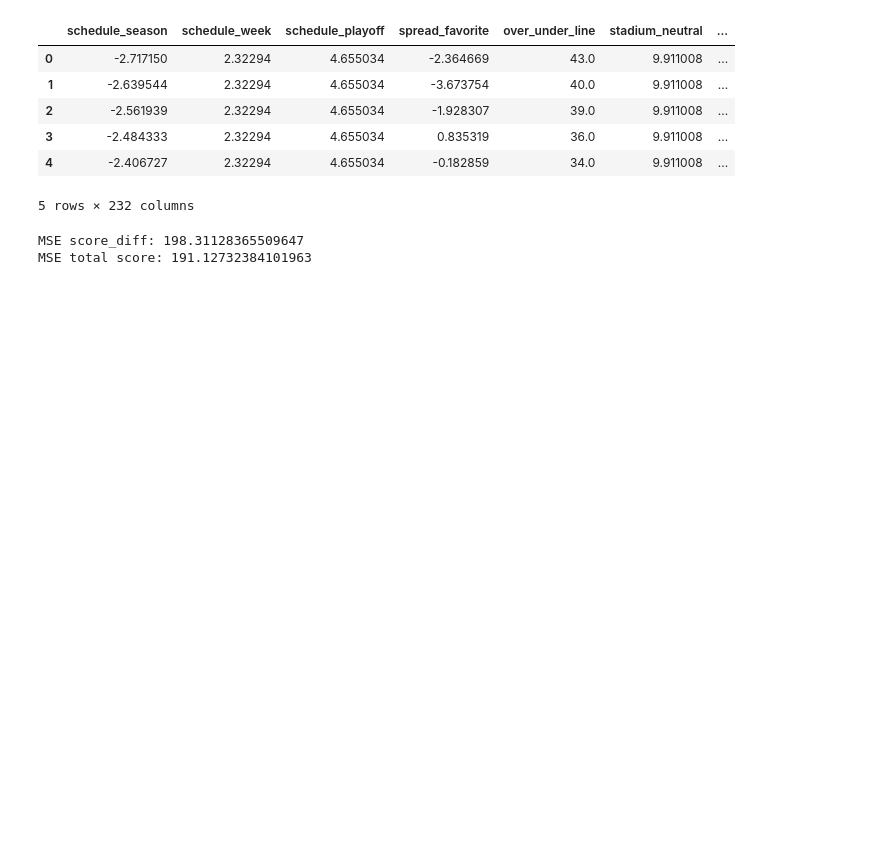
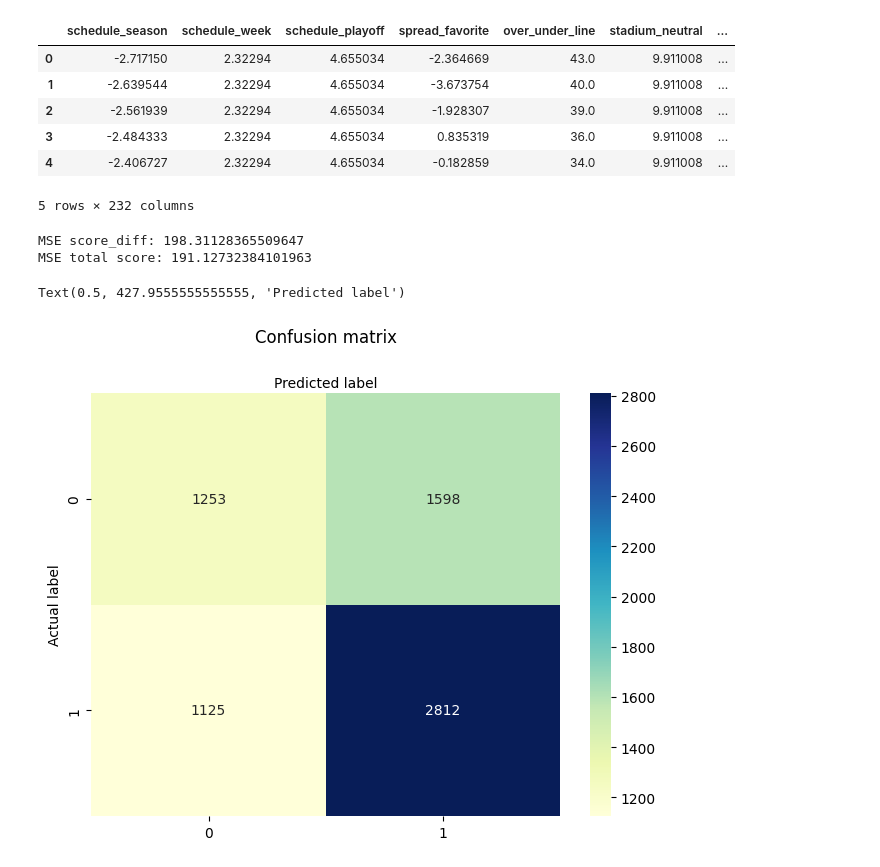
Before and after one commit to jmei2657/jmei2657.github.io, a Jupyter notebook: final_tutorial.ipynb, the cells around one changed output. Cells and saved outputs as stored; diff of their text form; code cells hidden in the pictures; blank space fills up the shorter version.

Commit message:
logistic regression
logistic regression is bad

```diff
--- a/final_tutorial.ipynb
+++ b/final_tutorial.ipynb
@@ -202,3 +194,45 @@ print("MSE total score:", total_mse)
 # %% [output]
 MSE score_diff: 198.31128365509647
 MSE total score: 191.12732384101963
+# %%
+from sklearn.linear_model import LogisticRegression
+X_log = scores.drop(['score_diff','total_score','winner', 'loser', 'win'], axis=1)
+y = scores['win']
+
+X_log_train, X_log_test, y_train, y_test = train_test_split(X_log, y, test_size=0.6, random_state=1)
+
+winner_model = LogisticRegression(max_iter=1000)
+
+winner_model.fit(X_log_train, y_train)
+
+winner_pred = winner_model.predict(X_log_test)
+confusion_matrix = metrics.confusion_matrix(y_test, winner_pred)
+
+class_names = ['Away Win', 'Home Win']
+fig, ax = plt.subplots()
+tick_marks = np.arange(len(class_names))
+plt.xticks(tick_marks, class_names)
+plt.yticks(tick_marks, class_names)
+
+sb.heatmap(pd.DataFrame(confusion_matrix), annot=True, cmap="YlGnBu" ,fmt='g')
+ax.xaxis.set_label_position("top")
+plt.tight_layout()
+plt.title('Confusion matrix', y=1.1)
+plt.ylabel('Actual label')
+plt.xlabel('Predicted label')
+#Advantages
+#Because of its efficient and straightforward nature, it doesn't require high
+# computation power, is easy to implement, easily interpretable, and used widely
+# by data analysts and scientists. Also, it doesn't require scaling of features.
+# Logistic regression provides a probability score for observations.
+
+#Disadvantages
+#Logistic regression is not able to handle a large number of categorical
+# features/variables. It is vulnerable to overfitting. Also, can't solve the
+# non-linear problem with the logistic regression that is why it requires a
+# transformation of non-linear features. Logistic regression will not perform
+# well with independent variables that are not correlated to the target variable
+# and are very similar or correlated to each other.
+# %% [output]
+Text(0.5, 427.9555555555555, 'Predicted label')
+[figure, added]
```
Also changed, not shown: parts of 1 cell of this notebook.
